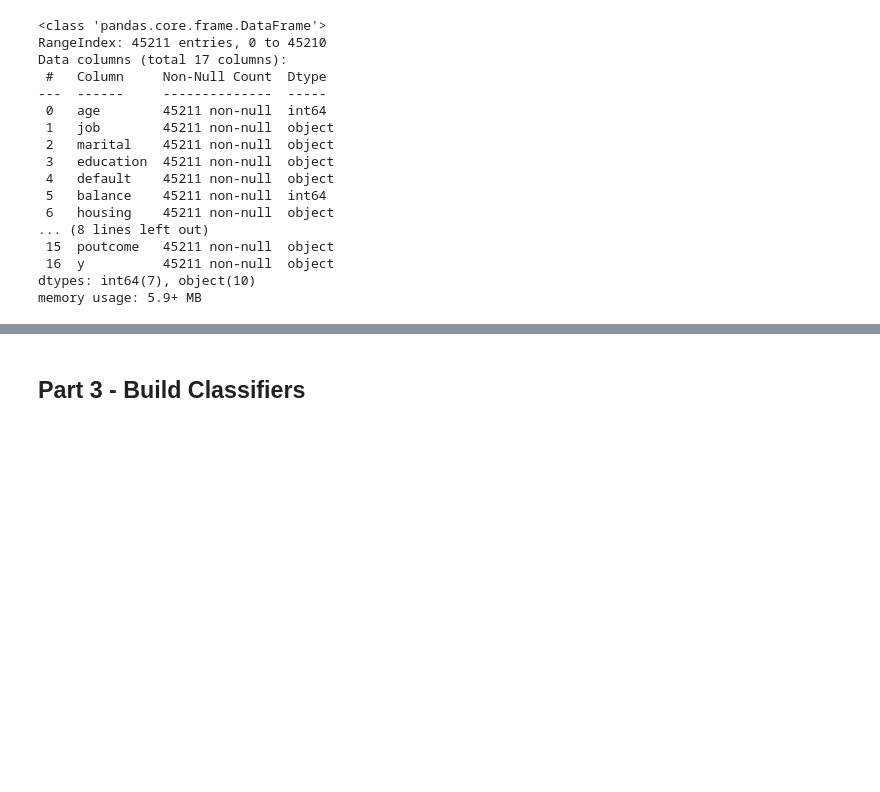
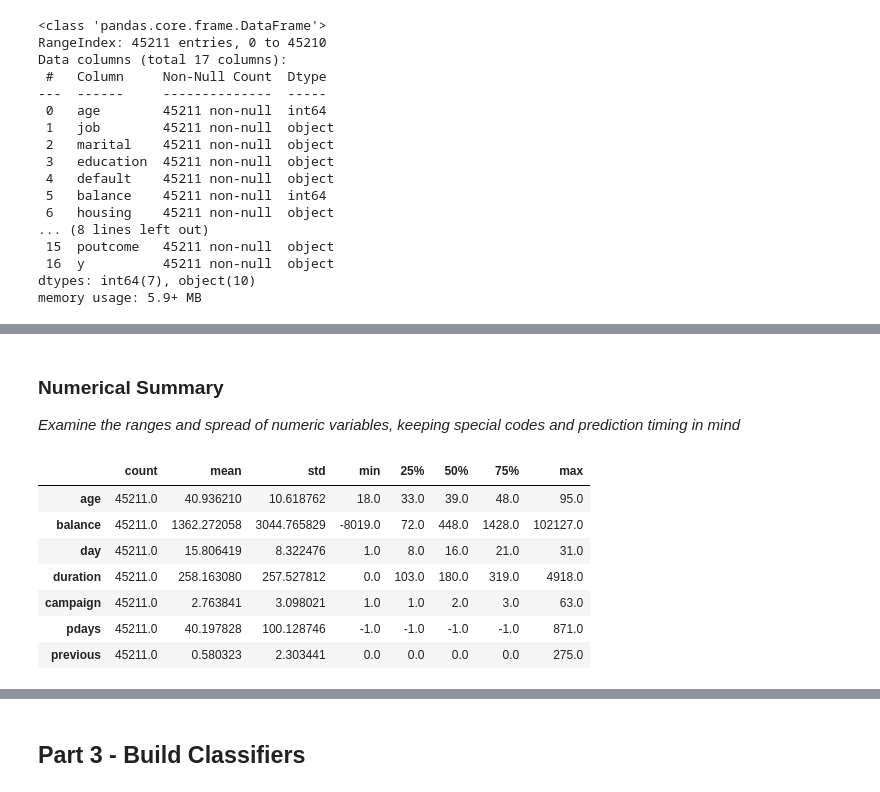
Before and after one commit to ashsiendo/DATA-201-Project1, a Jupyter notebook: Project_1_Bank_Marketing.ipynb, the cells around one changed output, grey strips where cells are left out. Cells and saved outputs as stored; diff of their text form; code cells hidden in the pictures; blank space fills up the shorter version.

```diff
--- a/Project_1_Bank_Marketing.ipynb
+++ b/Project_1_Bank_Marketing.ipynb
@@ -80,0 +209,14 @@ memory usage: 5.9+ MB
+# %% [markdown]
+### Numerical Summary
+*Examine the ranges and spread of numeric variables, keeping special codes and prediction timing in mind*
+# %%
+bank.describe().T  # transpose so each variable is a row
+# %% [output]
+|  | count | mean | std | min | 25% | 50% | 75% | max |
+| age | 45211.0 | 40.936210 | 10.618762 | 18.0 | 33.0 | 39.0 | 48.0 | 95.0 |
+| balance | 45211.0 | 1362.272058 | 3044.765829 | -8019.0 | 72.0 | 448.0 | 1428.0 | 102127.0 |
+| day | 45211.0 | 15.806419 | 8.322476 | 1.0 | 8.0 | 16.0 | 21.0 | 31.0 |
+| duration | 45211.0 | 258.163080 | 257.527812 | 0.0 | 103.0 | 180.0 | 319.0 | 4918.0 |
+| campaign | 45211.0 | 2.763841 | 3.098021 | 1.0 | 1.0 | 2.0 | 3.0 | 63.0 |
+| pdays | 45211.0 | 40.197828 | 100.128746 | -1.0 | -1.0 | -1.0 | -1.0 | 871.0 |
+| previous | 45211.0 | 0.580323 | 2.303441 | 0.0 | 0.0 | 0.0 | 0.0 | 275.0 |
```
Also changed, not shown: parts of 37 cells of this notebook.
